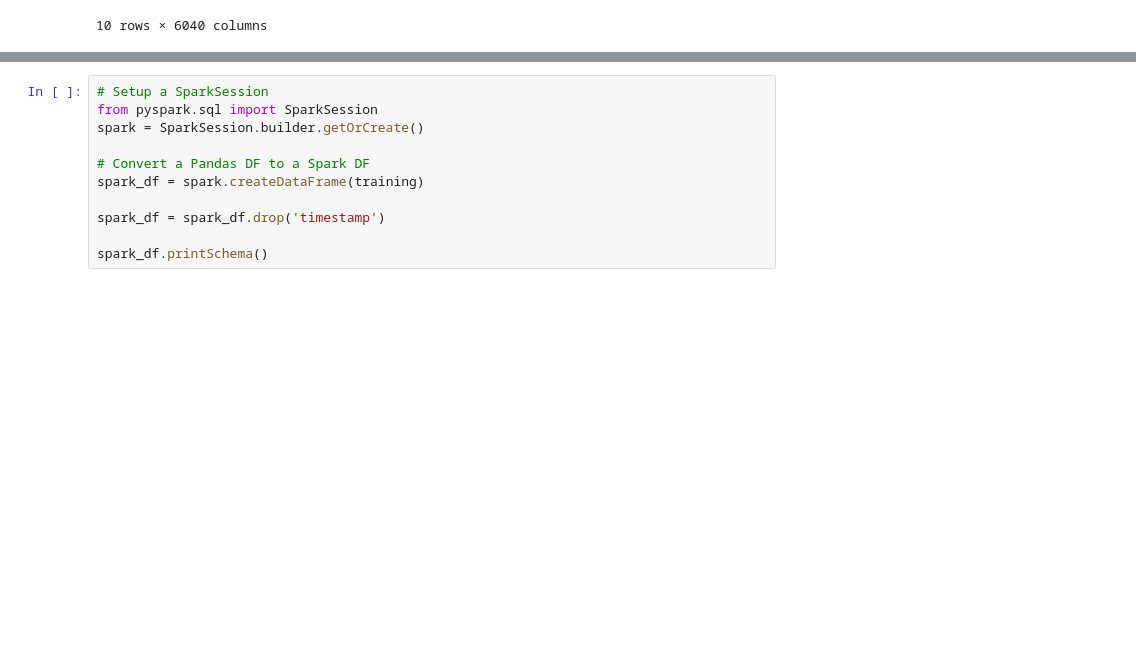
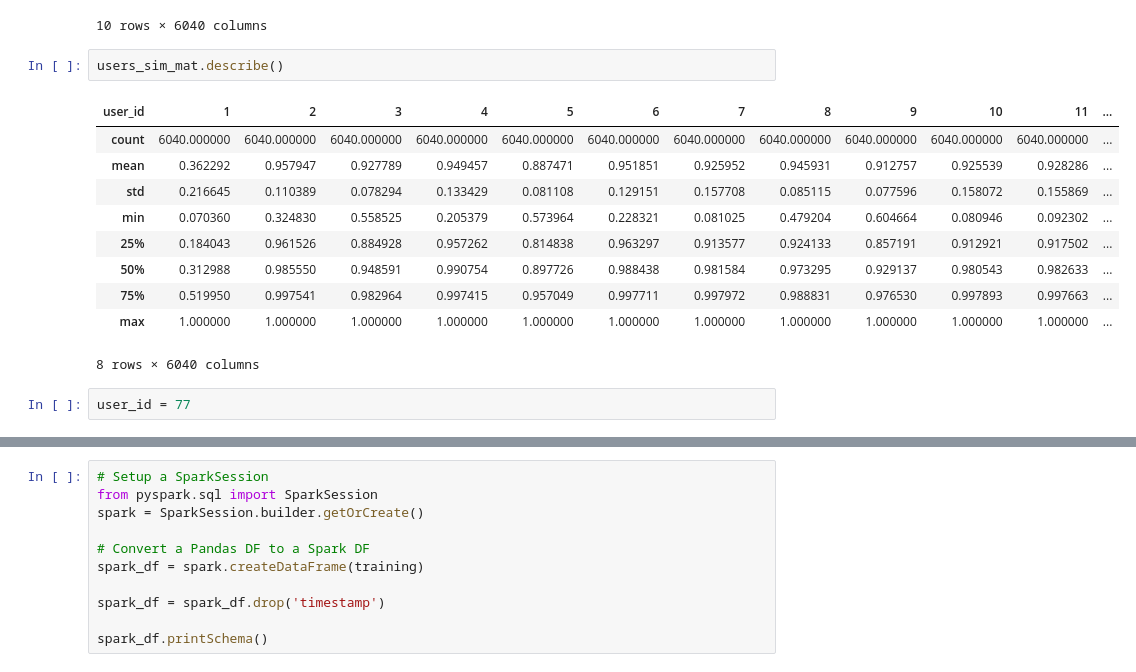
Before and after one commit to mkpetterson/recommender_study, a Jupyter notebook: cindy.ipynb, the cells around one changed output, grey strips where cells are left out. Saved outputs shown, nothing was run; the diff lists cells and outputs as text; blank space fills up the shorter version.

```diff
--- a/cindy.ipynb
+++ b/cindy.ipynb
@@ -387,3 +391,18 @@ User Cosine Similarity Matrix:
 | 9 | 0.641451 | 0.949497 | 0.998391 | 0.903545 | 0.996995 | 0.912963 | 0.842789 | 0.988831 | 1.000000 | 0.842188 | 0.848276 | ... |
 | 10 | 0.127881 | 0.968835 | 0.871325 | 0.991864 | 0.798002 | 0.988841 | 0.999592 | 0.912921 | 0.842188 | 1.000000 | 0.999935 | ... |
 10 rows × 6040 columns
+# %%
+users_sim_mat.describe()
+# %% [output]
+| user_id | 1 | 2 | 3 | 4 | 5 | 6 | 7 | 8 | 9 | 10 | 11 | ... |
+| count | 6040.000000 | 6040.000000 | 6040.000000 | 6040.000000 | 6040.000000 | 6040.000000 | 6040.000000 | 6040.000000 | 6040.000000 | 6040.000000 | 6040.000000 | ... |
+| mean | 0.362292 | 0.957947 | 0.927789 | 0.949457 | 0.887471 | 0.951851 | 0.925952 | 0.945931 | 0.912757 | 0.925539 | 0.928286 | ... |
+| std | 0.216645 | 0.110389 | 0.078294 | 0.133429 | 0.081108 | 0.129151 | 0.157708 | 0.085115 | 0.077596 | 0.158072 | 0.155869 | ... |
+| min | 0.070360 | 0.324830 | 0.558525 | 0.205379 | 0.573964 | 0.228321 | 0.081025 | 0.479204 | 0.604664 | 0.080946 | 0.092302 | ... |
+| 25% | 0.184043 | 0.961526 | 0.884928 | 0.957262 | 0.814838 | 0.963297 | 0.913577 | 0.924133 | 0.857191 | 0.912921 | 0.917502 | ... |
+| 50% | 0.312988 | 0.985550 | 0.948591 | 0.990754 | 0.897726 | 0.988438 | 0.981584 | 0.973295 | 0.929137 | 0.980543 | 0.982633 | ... |
+| 75% | 0.519950 | 0.997541 | 0.982964 | 0.997415 | 0.957049 | 0.997711 | 0.997972 | 0.988831 | 0.976530 | 0.997893 | 0.997663 | ... |
+| max | 1.000000 | 1.000000 | 1.000000 | 1.000000 | 1.000000 | 1.000000 | 1.000000 | 1.000000 | 1.000000 | 1.000000 | 1.000000 | ... |
+8 rows × 6040 columns
+# %%
+user_id = 77
```
Also changed, not shown: parts of 12 cells of this notebook, 2 other files.
